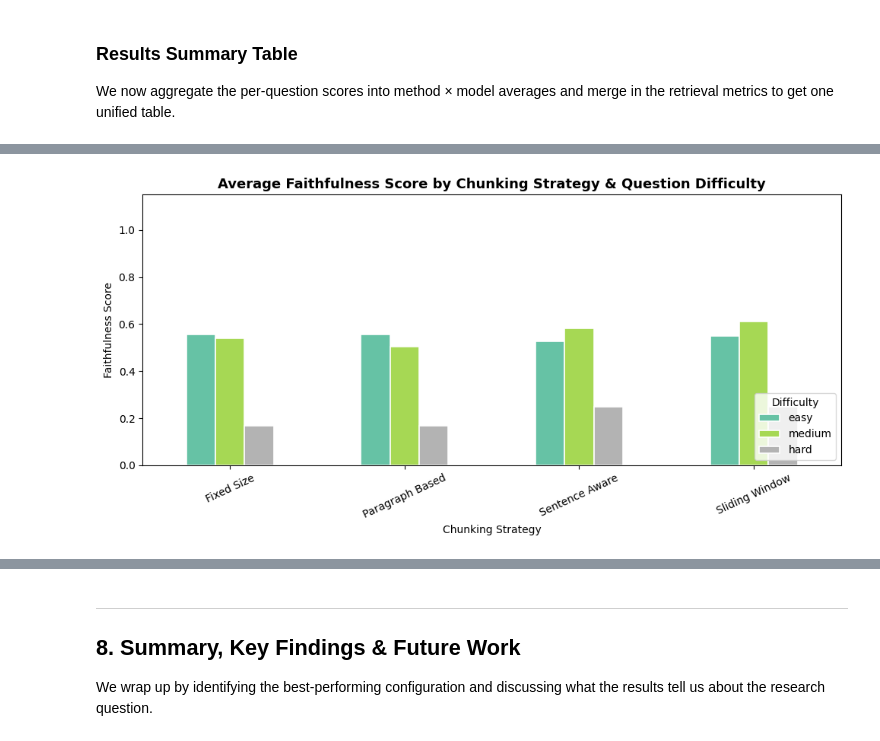
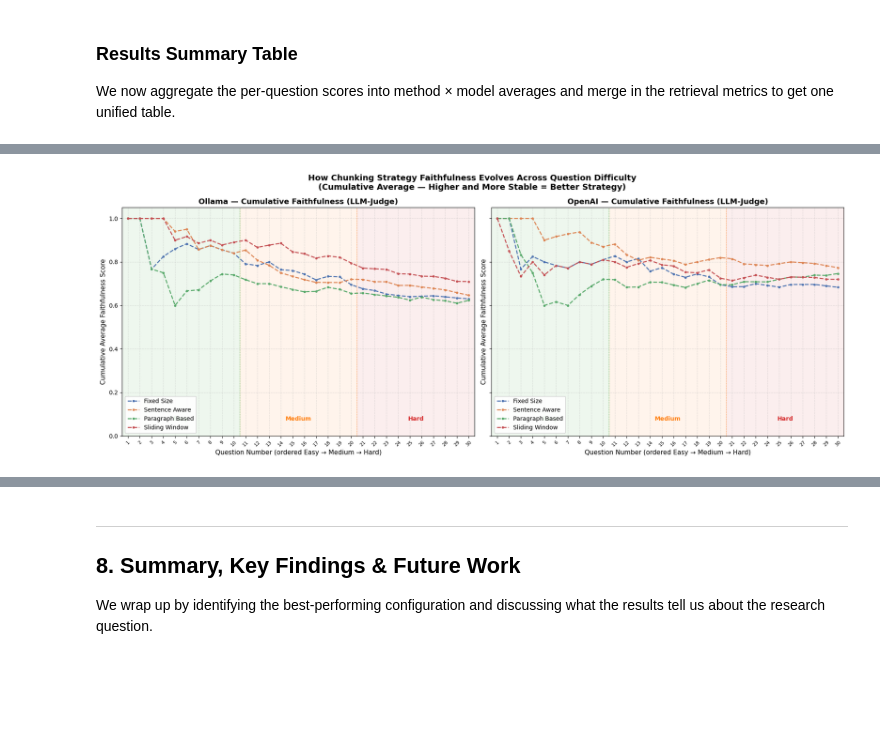
Before and after one commit to ariffdziqri/STAT453-GROUP-17, a Jupyter notebook: sec_rag_evaluation.ipynb, the cells around one changed output, grey strips where cells are left out. Saved outputs shown, nothing was run; the diff lists cells and outputs as text; code cells hidden in the pictures; blank space fills up the shorter version.

```diff
--- a/sec_rag_evaluation.ipynb
+++ b/sec_rag_evaluation.ipynb
@@ -1179,31 +1375,67 @@ Saved: evaluation_lineplot.png
 # %%
-# Separate look at difficulty: faithfulness by difficulty level
-diff_rows = []
-for (method, model), per_q in gen_results.items():
-    for entry in per_q:
-        diff_rows.append({
-            "Chunking":     method.replace("_", " ").title(),
-            "Model":        model,
-            "difficulty":   entry["difficulty"],
-            "faithfulness": entry["faithfulness"],
-        })
+METHOD_COLORS = {
+    "fixed_size":      "#4C72B0",
+    "sentence_aware":  "#DD8452",
+    "paragraph_based": "#55A868",
+    "sliding_window":  "#C44E52",
+}
 
-df_diff = pd.DataFrame(diff_rows)
-pivot_diff = df_diff.groupby(["Chunking", "difficulty"])["faithfulness"].mean().unstack()
-pivot_diff = pivot_diff.reindex(columns=["easy", "medium", "hard"])
+n_easy   = sum(1 for q in EVAL_QUESTIONS if q["difficulty"] == "easy")
+n_medium = sum(1 for q in EVAL_QUESTIONS if q["difficulty"] == "medium")
+n_hard   = sum(1 for q in EVAL_QUESTIONS if q["difficulty"] == "hard")
+n_total  = len(EVAL_QUESTIONS)
 
-fig, ax = plt.subplots(figsize=(10, 5))
-pivot_diff.plot(kind="bar", ax=ax, colormap="Set2", edgecolor="white", linewidth=1.2)
-ax.set_title("Average Faithfulness Score by Chunking Strategy & Question Difficulty",
-             fontsize=13, fontweight="bold")
-ax.set_ylabel("Faithfulness Score")
-ax.set_xlabel("Chunking Strategy")
-ax.tick_params(axis="x", rotation=25)
-ax.legend(title="Difficulty", loc="lower right")
-ax.set_ylim(0, 1.15)
+fig, axes = plt.subplots(1, 2, figsize=(18, 7), sharey=True)
+
+for ax, model_name in zip(axes, ["Ollama", "OpenAI"]):
+
+    # Difficulty zone shading
+    ax.axvspan(0.5, n_easy + 0.5,                    alpha=0.08, color="#2ca02c", label="_easy_zone")
+    ax.axvspan(n_easy + 0.5, n_easy + n_medium + 0.5, alpha=0.08, color="#ff7f0e", label="_med_zone")
+    ax.axvspan(n_easy + n_medium + 0.5, n_total + 0.5, alpha=0.08, color="#d62728", label="_hard_zone")
+
+    # Boundary lines
+    ax.axvline(n_easy + 0.5,          color="#2ca02c", linestyle=":", linewidth=1, alpha=0.7)
+    ax.axvline(n_easy + n_medium + 0.5, color="#ff7f0e", linestyle=":", linewidth=1, alpha=0.7)
+
+    for method in CHUNKERS:
+        key = (method, model_name)
+        if key not in gen_results:
+            continue
+        faith_list  = [r["faithfulness_judge"] for r in gen_results[key]]
+        n           = len(faith_list)
+        cumulative  = np.cumsum(faith_list) / np.arange(1, n + 1)
+        label = method.replace("_", " ").title()
+        ax.plot(
+            range(1, n + 1), cumulative,
+            color=METHOD_COLORS[method], label=label,
+            linewidth=1.8, linestyle="--", marker="o", markersize=3, zorder=3
+        )
+
+    # Difficulty zone labels
+    ax.text(n_easy / 2 + 0.5,       0.07, "Easy",   ha="center", fontsize=10, color="#2ca02c", fontweight="bold")
+    ax.text(n_easy + n_medium / 2 + 0.5, 0.07, "Medium", ha="center", fontsize=10, color="#ff7f0e", fontweight="bold")
+    ax.text(n_easy + n_medium + n_hard / 2 + 0.5, 0.07, "Hard", ha="center", fontsize=10, color="#d62728", fontweight="bold")
+
+    ax.set_title(f"{model_name} — Cumulative Faithfulness (LLM-Judge)",
+                 fontsize=13, fontweight="bold")
+    ax.set_xlabel("Question Number (ordered Easy → Medium → Hard)", fontsize=11)
+    ax.set_ylabel("Cumulative Average Faithfulness Score", fontsize=11)
+    ax.set_xlim(0.5, n_total + 0.5)
+    ax.set_ylim(0.0, 1.05)
+    ax.set_xticks(range(1, n_total + 1))
+    ax.tick_params(axis="x", rotation=45, labelsize=8)
+    ax.legend(fontsize=10, loc="lower left", framealpha=0.9)
+    ax.grid(True, linestyle="--", alpha=0.35, zorder=0)
+
+plt.suptitle(
+    "How Chunking Strategy Faithfulness Evolves Across Question Difficulty\n"
+    "(Cumulative Average — Higher and More Stable = Better Strategy)",
+    fontsize=14, fontweight="bold"
+)
 plt.tight_layout()
-plt.savefig("faithfulness_by_difficulty.png", dpi=130, bbox_inches="tight")
+plt.savefig("cumulative_faithfulness_improvement.png", dpi=130, bbox_inches="tight")
 plt.show()
-print("Saved: faithfulness_by_difficulty.png")
+print("Saved: cumulative_faithfulness_improvement.png")
 # %% [output]
-[figure, old version]
+[figure, new version]
```
Also changed, not shown: parts of 30 cells of this notebook.
